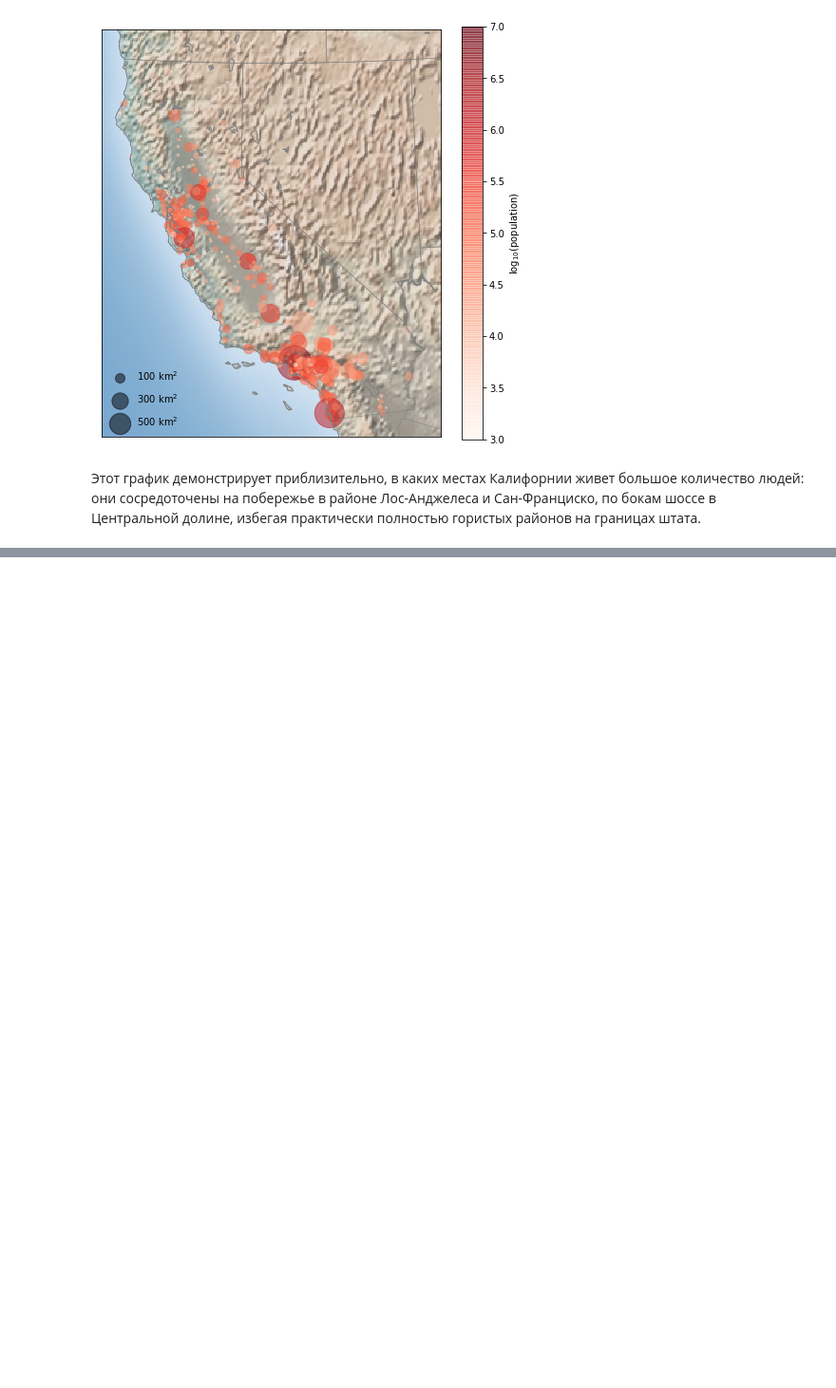
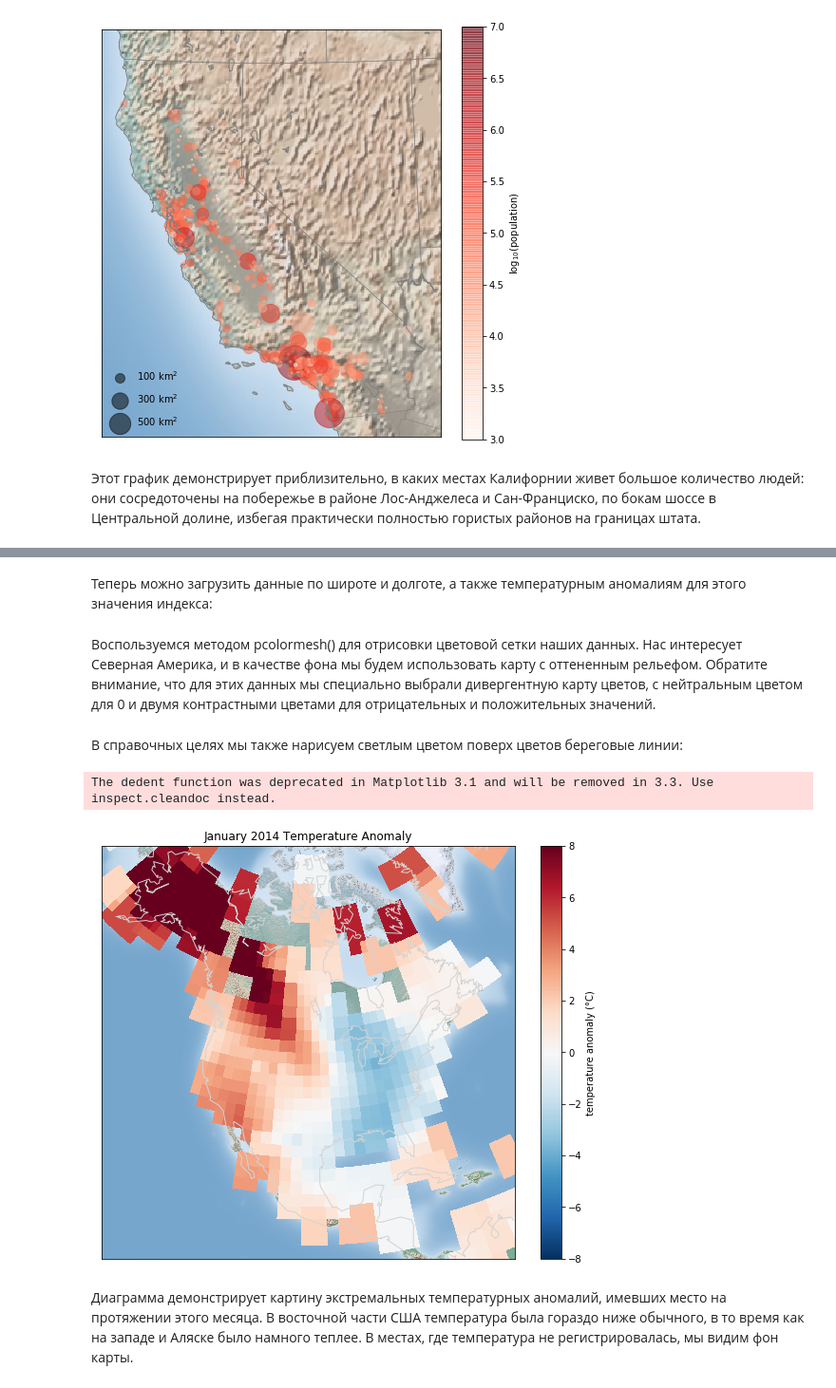
Before and after one commit to rusantsovsv/matplotlib_tr, a Jupyter notebook: 14.Matplotlib_map.ipynb, the cells around one changed output, grey strips where cells are left out. Shown at 95% size. Saved outputs shown, nothing was run; the diff lists cells and outputs as text; code cells hidden in the pictures; blank space fills up the shorter version.

```diff
--- a/14.Matplotlib_map.ipynb
+++ b/14.Matplotlib_map.ipynb
@@ -223,0 +230,3 @@ The dedent function was deprecated in Matplotlib 3.1 and will be removed in 3.3.
+# %%
+from netCDF4 import Dataset
+data = Dataset('Exam\gistemp250.nc')
@@ -223,0 +248,29 @@ The dedent function was deprecated in Matplotlib 3.1 and will be removed in 3.3.
+# %%
+from netCDF4 import date2index
+from datetime import datetime
+timeindex = date2index(datetime(2014, 1, 15), data.variables['time'])
+# %% [markdown]
+Теперь можно загрузить данные по широте и долготе, а также температурным аномалиям для этого значения индекса:
+# %%
+lat = data.variables['lat'][:]
+lon = data.variables['lon'][:]
+lon, lat = np.meshgrid(lon, lat)
+temp_anomaly = data.variables['tempanomaly'][timeindex]
+# %% [markdown]
+Воспользуемся методом pcolormesh() для отрисовки цветовой сетки наших данных. Нас интересует Северная Америка, и в качестве фона мы будем использовать карту с оттененным рельефом. Обратите внимание, что для этих данных мы специально выбрали дивергентную карту цветов, с нейтральным цветом для 0 и двумя контрастными цветами для отрицательных и положительных значений.
+# %% [markdown]
+В справочных целях мы также нарисуем светлым цветом поверх цветов береговые линии:
+# %%
+fig = plt.figure(figsize=(10, 8))
+m = Basemap(projection='lcc', resolution='c', width=8E6, height=8E6, lat_0=45, lon_0=-100)
+m.shadedrelief(scale=0.5)
+m.pcolormesh(lon, lat, temp_anomaly, latlon=True, cmap='RdBu_r')
+plt.clim(-8, 8)
+m.drawcoastlines(color='lightgray')
+plt.title('January 2014 Temperature Anomaly')
+plt.colorbar(label='temperature anomaly (°С)');
+# %% [output]
+The dedent function was deprecated in Matplotlib 3.1 and will be removed in 3.3. Use inspect.cleandoc instead.
+[figure, added]
+# %% [markdown]
+Диаграмма демонстрирует картину экстремальных температурных аномалий, имевших место на протяжении этого месяца. В восточной части США температура была гораздо ниже обычного, в то время как на западе и Аляске было намного теплее. В местах, где температура не регистрировалась, мы видим фон карты.
```
Also changed, not shown: parts of 5 cells of this notebook, 1 other file.
